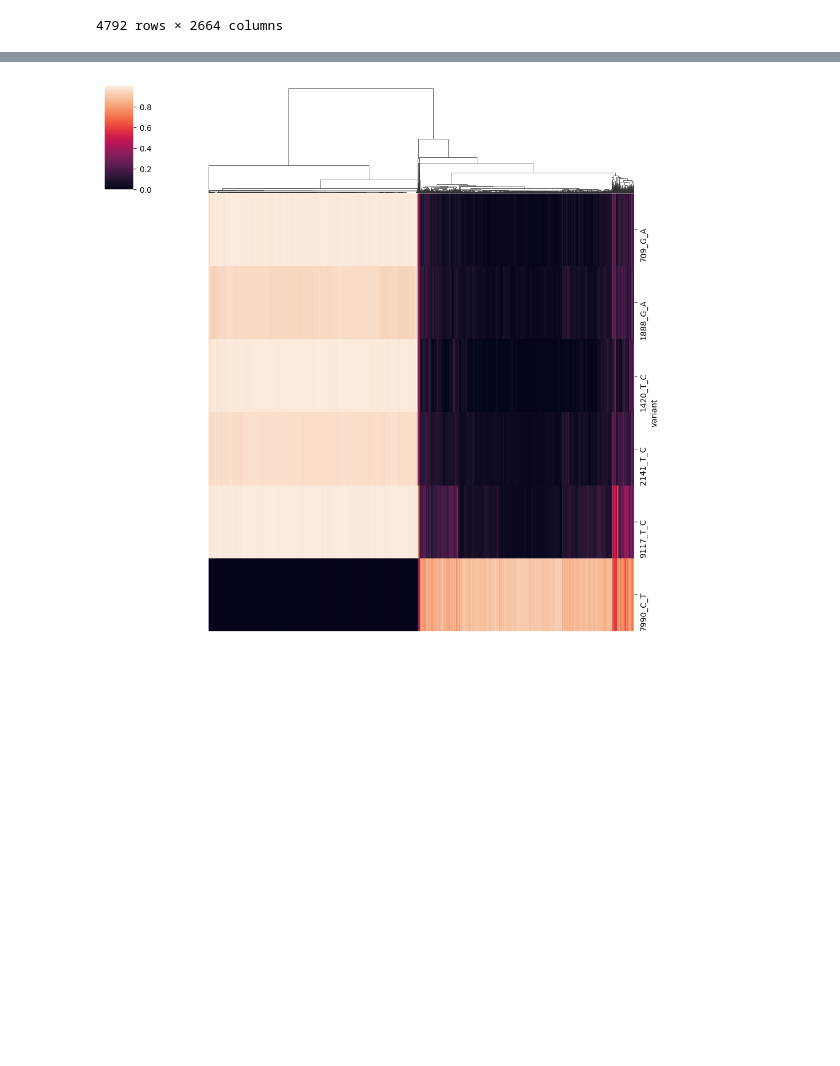
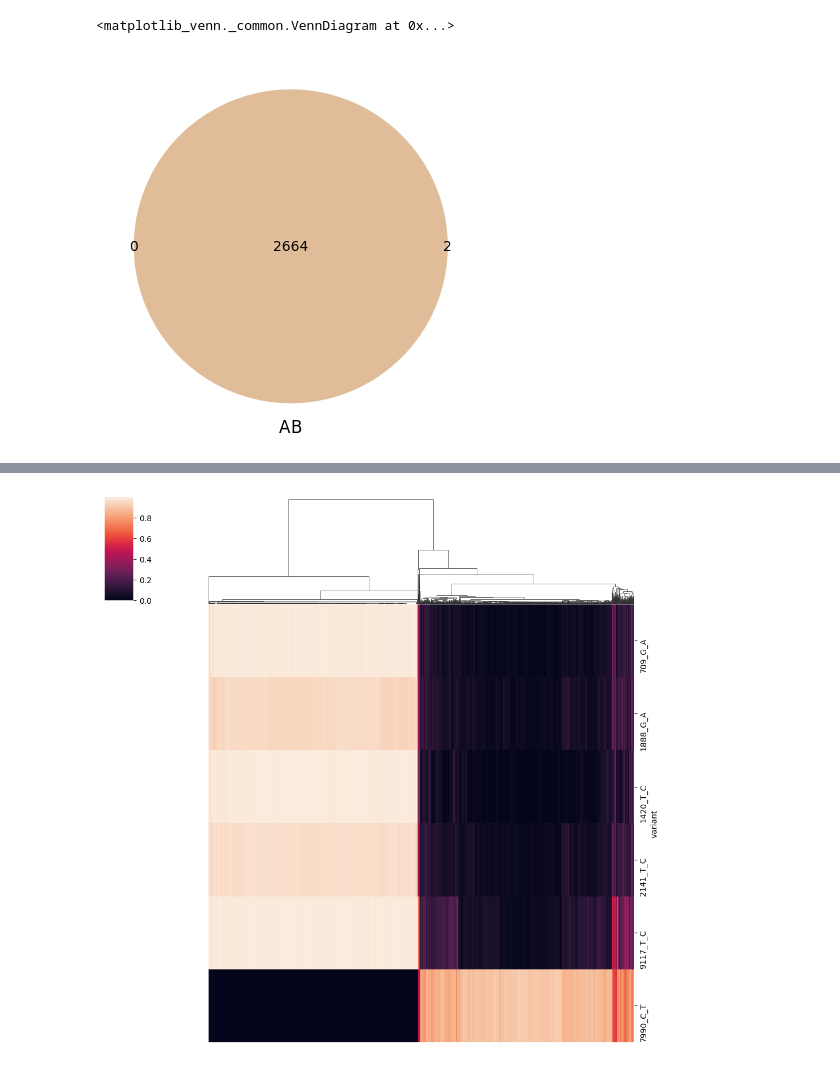
Before and after one commit to jonlevi/smack_notebooks, a Jupyter notebook: maester/maester_analysis.ipynb, the cells around one changed output, grey strips where cells are left out. Cells and saved outputs as stored; diff of their text form; code cells hidden in the pictures; blank space fills up the shorter version.

```diff
--- a/maester/maester_analysis.ipynb
+++ b/maester/maester_analysis.ipynb
@@ -13,3 +15,8 @@ mixing_directory = 'maester_mixing'
 mixing_quality_directory = 'maester_mixing_quality_based'
 bp_directory = 'maester_bpdcn'
 bp_quality_directory = 'maester_bpdcn_quaity_based'
+# %%
+metadata = pd.read_table('GSM5534702_K562-BT142_10x_scRNAseq_MetaData.txt')
+metadata['barcode'] = metadata.index
+metadata['barcode'] = metadata['barcode'].apply(lambda s: s.split("-")[0])
+metadata
@@ -16,6 +40,7 @@ bp_quality_directory = 'maester_bpdcn_quaity_based'
 # %%
-mixing_heteroplasmy = pd.read_csv(f'{mixing_directory}/final/final_variants_heteroplasmy_matrix.csv', index_col='variant')
-mixing_quality_heteroplasmy = pd.read_csv(f'{mixing_quality_directory}/final/final_variants_heteroplasmy_matrix.csv', index_col='variant')
+cell_set = set(mixing_heteroplasmy.columns)
+quality_cell_set = set(mixing_quality_heteroplasmy.columns)
+metadata_cell_set = set(metadata['barcode'])
 # %%
-mixing_heteroplasmy
+venn2([cell_set,metadata_cell_set])
 # %% [output]
@@ -35 +47,2 @@ mixing_heteroplasmy
-4792 rows × 2664 columns
+<matplotlib_venn._common.VennDiagram at 0x...>
+[figure, added]
```
Also changed, not shown: parts of 22 cells of this notebook, 1 other file.
